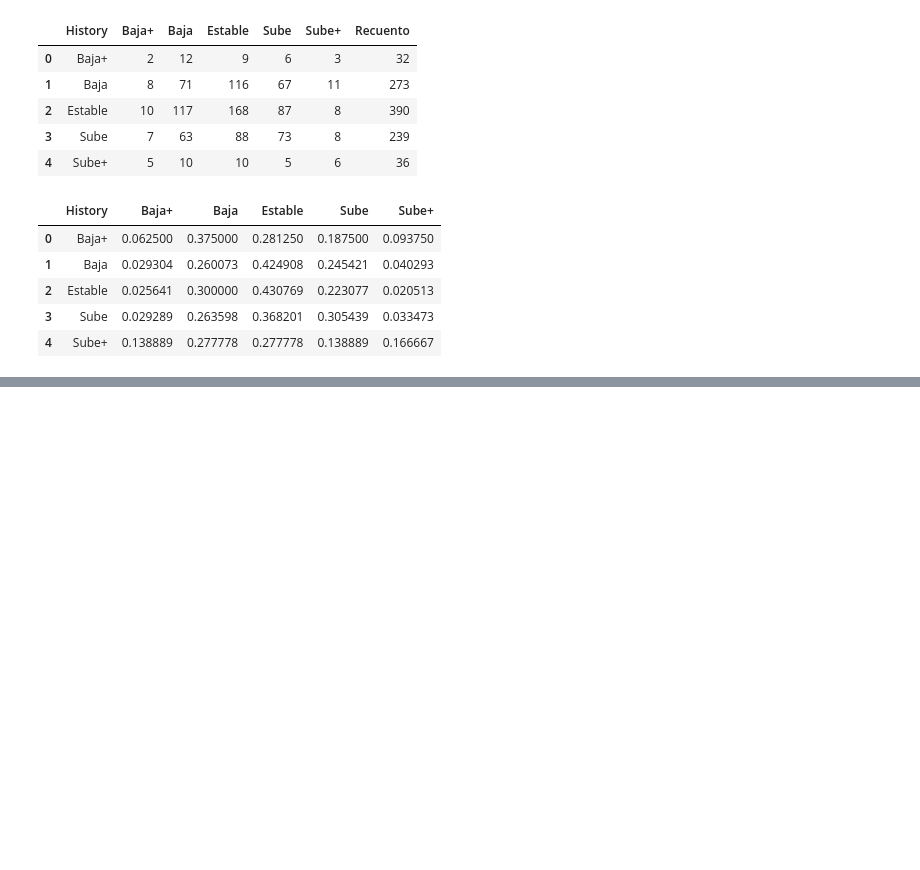
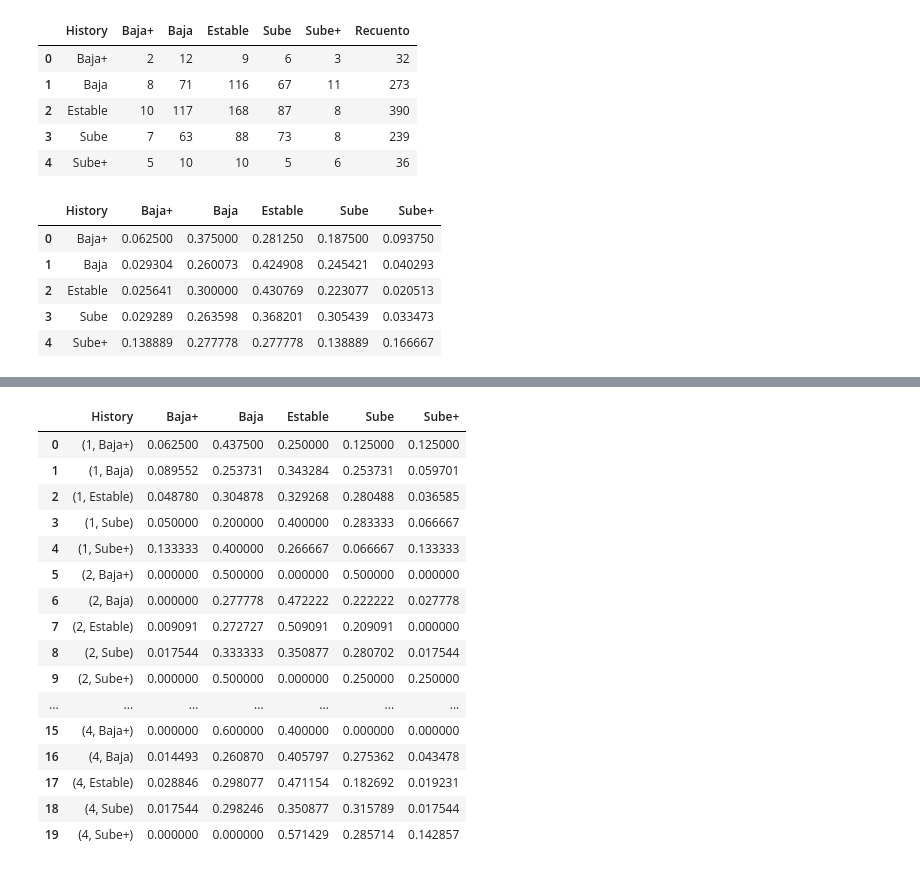
Before and after one commit to JuanJoseCifuentes/inv-de-operaciones, a Jupyter notebook: Primer Corte/bancolombia_markoviana.ipynb, the cells around one changed output, grey strips where cells are left out. Cells and saved outputs as stored; diff of their text form; code cells hidden in the pictures; blank space fills up the shorter version.

```diff
--- a/Primer Corte/bancolombia_markoviana.ipynb
+++ b/Primer Corte/bancolombia_markoviana.ipynb
@@ -249,0 +551,29 @@ Se rechaza la cadena (no es markoviana)? RTA: True
+# %%
+observed_prob_stat_df = observed_freq_stat_df.copy()
+for i in range(len(observed_rows)):
+    for j in range(1,total_cols+1):
+        if observed_prob_stat_df.iat[i, total_cols+1] == 0:
+            observed_prob_stat_df.iat[i, j] = 0
+        else:
+            observed_prob_stat_df.iat[i, j] = (observed_prob_stat_df.iat[i, j]/observed_prob_stat_df.iat[i, total_cols+1]).astype(float)
+
+observed_prob_stat_df = observed_prob_stat_df.drop(columns=['Recuento'], axis=1)
+observed_prob_stat_df
+# %% [output]
+|  | History | Baja+ | Baja | Estable | Sube | Sube+ |
+| 0 | (1, Baja+) | 0.062500 | 0.437500 | 0.250000 | 0.125000 | 0.125000 |
+| 1 | (1, Baja) | 0.089552 | 0.253731 | 0.343284 | 0.253731 | 0.059701 |
+| 2 | (1, Estable) | 0.048780 | 0.304878 | 0.329268 | 0.280488 | 0.036585 |
+| 3 | (1, Sube) | 0.050000 | 0.200000 | 0.400000 | 0.283333 | 0.066667 |
+| 4 | (1, Sube+) | 0.133333 | 0.400000 | 0.266667 | 0.066667 | 0.133333 |
+| 5 | (2, Baja+) | 0.000000 | 0.500000 | 0.000000 | 0.500000 | 0.000000 |
+| 6 | (2, Baja) | 0.000000 | 0.277778 | 0.472222 | 0.222222 | 0.027778 |
+| 7 | (2, Estable) | 0.009091 | 0.272727 | 0.509091 | 0.209091 | 0.000000 |
+| 8 | (2, Sube) | 0.017544 | 0.333333 | 0.350877 | 0.280702 | 0.017544 |
+| 9 | (2, Sube+) | 0.000000 | 0.500000 | 0.000000 | 0.250000 | 0.250000 |
+| ... | ... | ... | ... | ... | ... | ... |
+| 15 | (4, Baja+) | 0.000000 | 0.600000 | 0.400000 | 0.000000 | 0.000000 |
+| 16 | (4, Baja) | 0.014493 | 0.260870 | 0.405797 | 0.275362 | 0.043478 |
+| 17 | (4, Estable) | 0.028846 | 0.298077 | 0.471154 | 0.182692 | 0.019231 |
+| 18 | (4, Sube) | 0.017544 | 0.298246 | 0.350877 | 0.315789 | 0.017544 |
+| 19 | (4, Sube+) | 0.000000 | 0.000000 | 0.571429 | 0.285714 | 0.142857 |
```
Also changed, not shown: parts of 30 cells of this notebook.
